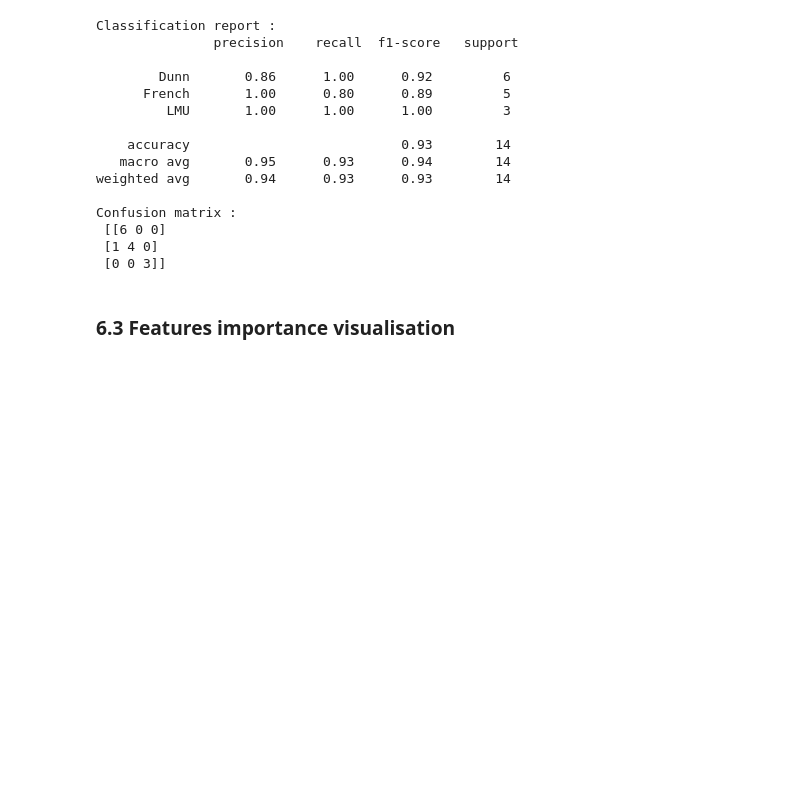
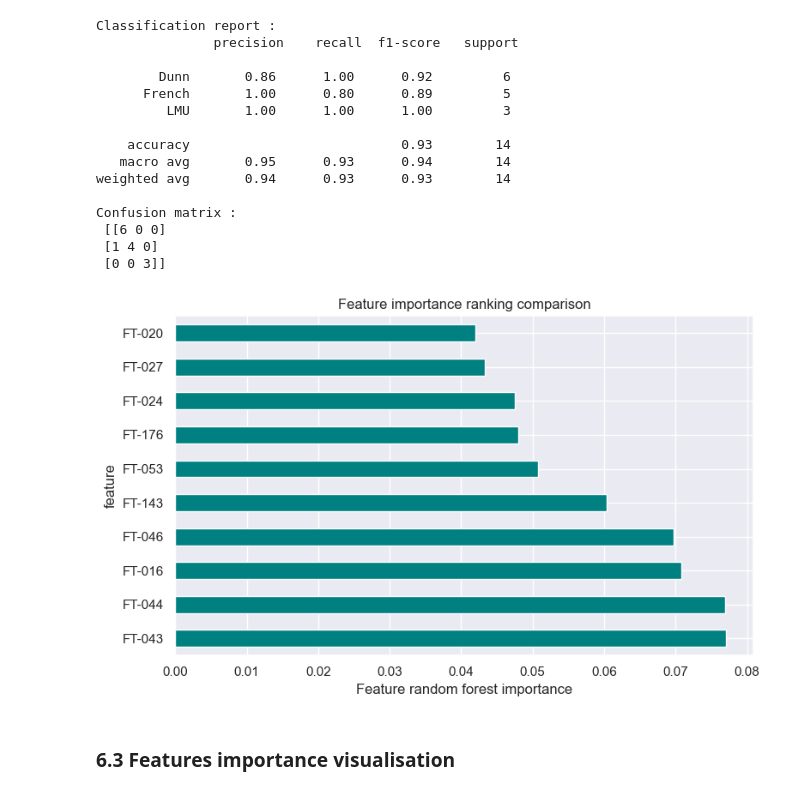
Before and after one commit to PhiCtl/glycan-biomarkers, a Jupyter notebook: notebooks/data_processing_&_classification.ipynb, the cells around one changed output. Saved outputs shown, nothing was run; the diff lists cells and outputs as text; code cells hidden in the pictures; blank space fills up the shorter version.

```diff
--- a/notebooks/data_processing_&_classification.ipynb
+++ b/notebooks/data_processing_&_classification.ipynb
@@ -314,6 +327,15 @@ top_n = 40
 importances = best_model.feature_importances_
 features = df_X.drop(['sample', 'class'], axis=1).columns
 feat_importances_rf = pd.Series(importances, features)
+# %%
+feat_importances_rf.sort_values(ascending=False).head(10).plot(kind='barh', color = 'teal')
+plt.xlabel('Feature random forest importance')
+plt.title('Feature importance ranking comparison')
+#plt.plot(figsize=(7,10))
+plt.tight_layout()
+plt.savefig(os.path.join('../output', 'feature_importance.png'))
+# %% [output]
+[figure, added]
 # %% [markdown]
 ### 6.3 Features importance visualisation
 # %%
```
Also changed, not shown: parts of 25 cells of this notebook, 7 other files.
